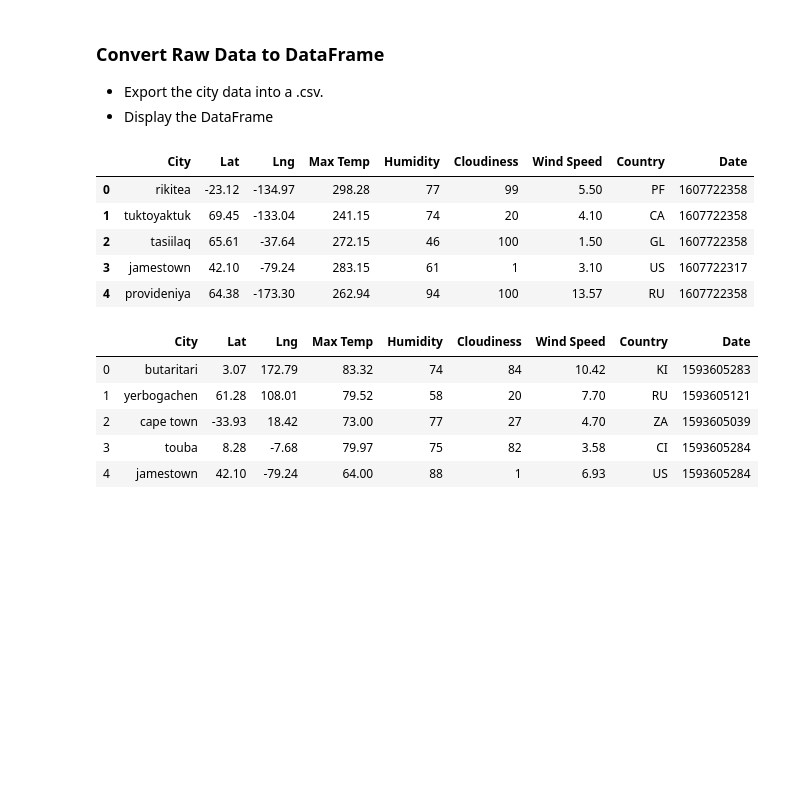
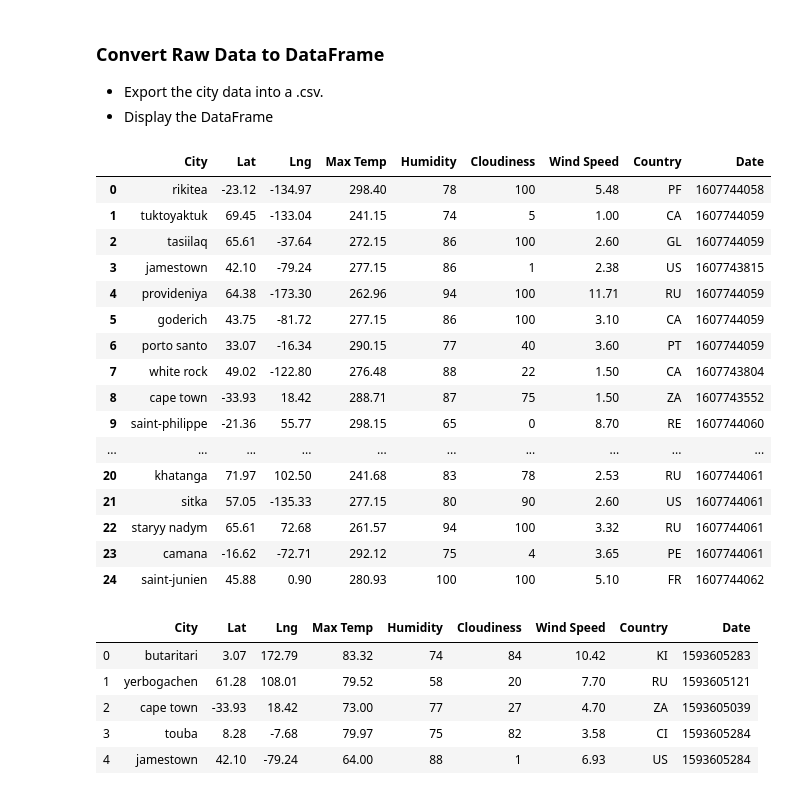
Before and after one commit to thallegacy/python-api-challenge, a Jupyter notebook: WeatherVacationPy/WeatherPy.ipynb, the cells around one changed output. Drawn from its saved outputs; the diff is of its cells as text; code cells hidden in the pictures; blank space fills up the shorter version.

```diff
--- a/WeatherVacationPy/WeatherPy.ipynb
+++ b/WeatherVacationPy/WeatherPy.ipynb
@@ -76,7 +76,7 @@ set_count = 1
 print("Beginning Data Retrieval")
 print("-----------------------------")
 #Create a for loop that will allow you to go through each or the randomly generated cities
-for city in cities[:10]:
+for city in cities[:25]:
 
     # Exception handling to check if the city is not found by the API call
     try:
@@ -176,24 +178,35 @@ Data Retrieval Complete
 # %%
 # Display the data collected in a DataFrame
 current_weather_df = pd.DataFrame({
   "City": city_ls,
   "Lat": lats_ls,
   "Lng": lngs_ls,
   "Max Temp":  max_temp_ls,
   "Humidity": humidity_ls,
   "Cloudiness": cloudiness_ls,
   "Wind Speed": wind_speed_ls,
   "Country": country_ls,
   "Date": date_ls
    })
-current_weather_df.head()
+current_weather_df
 # %% [output]
 |  | City | Lat | Lng | Max Temp | Humidity | Cloudiness | Wind Speed | Country | Date |
-| 0 | rikitea | -23.12 | -134.97 | 298.28 | 77 | 99 | 5.50 | PF | 1607722358 |
-| 1 | tuktoyaktuk | 69.45 | -133.04 | 241.15 | 74 | 20 | 4.10 | CA | 1607722358 |
-| 2 | tasiilaq | 65.61 | -37.64 | 272.15 | 46 | 100 | 1.50 | GL | 1607722358 |
-| 3 | jamestown | 42.10 | -79.24 | 283.15 | 61 | 1 | 3.10 | US | 1607722317 |
-| 4 | provideniya | 64.38 | -173.30 | 262.94 | 94 | 100 | 13.57 | RU | 1607722358 |
+| 0 | rikitea | -23.12 | -134.97 | 298.40 | 78 | 100 | 5.48 | PF | 1607744058 |
+| 1 | tuktoyaktuk | 69.45 | -133.04 | 241.15 | 74 | 5 | 1.00 | CA | 1607744059 |
+| 2 | tasiilaq | 65.61 | -37.64 | 272.15 | 86 | 100 | 2.60 | GL | 1607744059 |
+| 3 | jamestown | 42.10 | -79.24 | 277.15 | 86 | 1 | 2.38 | US | 1607743815 |
+| 4 | provideniya | 64.38 | -173.30 | 262.96 | 94 | 100 | 11.71 | RU | 1607744059 |
+| 5 | goderich | 43.75 | -81.72 | 277.15 | 86 | 100 | 3.10 | CA | 1607744059 |
+| 6 | porto santo | 33.07 | -16.34 | 290.15 | 77 | 40 | 3.60 | PT | 1607744059 |
+| 7 | white rock | 49.02 | -122.80 | 276.48 | 88 | 22 | 1.50 | CA | 1607743804 |
+| 8 | cape town | -33.93 | 18.42 | 288.71 | 87 | 75 | 1.50 | ZA | 1607743552 |
+| 9 | saint-philippe | -21.36 | 55.77 | 298.15 | 65 | 0 | 8.70 | RE | 1607744060 |
+| ... | ... | ... | ... | ... | ... | ... | ... | ... | ... |
+| 20 | khatanga | 71.97 | 102.50 | 241.68 | 83 | 78 | 2.53 | RU | 1607744061 |
+| 21 | sitka | 57.05 | -135.33 | 277.15 | 80 | 90 | 2.60 | US | 1607744061 |
+| 22 | staryy nadym | 65.61 | 72.68 | 261.57 | 94 | 100 | 3.32 | RU | 1607744061 |
+| 23 | camana | -16.62 | -72.71 | 292.12 | 75 | 4 | 3.65 | PE | 1607744061 |
+| 24 | saint-junien | 45.88 | 0.90 | 280.93 | 100 | 100 | 5.10 | FR | 1607744062 |
 # %%
 #Output the data to a csv
 current_weather_df.to_csv("output_data/current_weather_data.csv")
```
Also changed, not shown: parts of 2 cells of this notebook, 1 other file.
